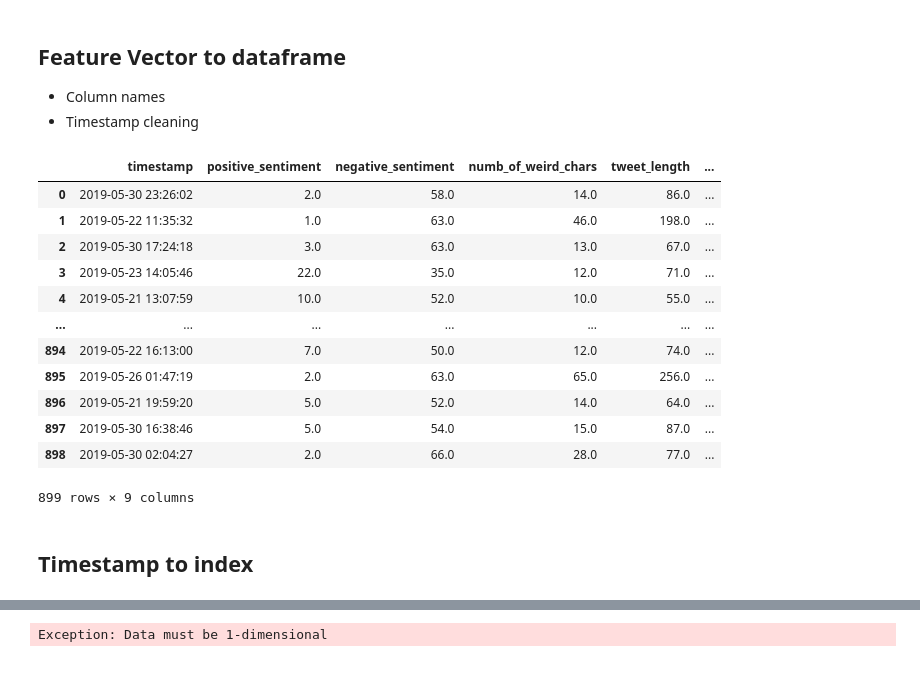
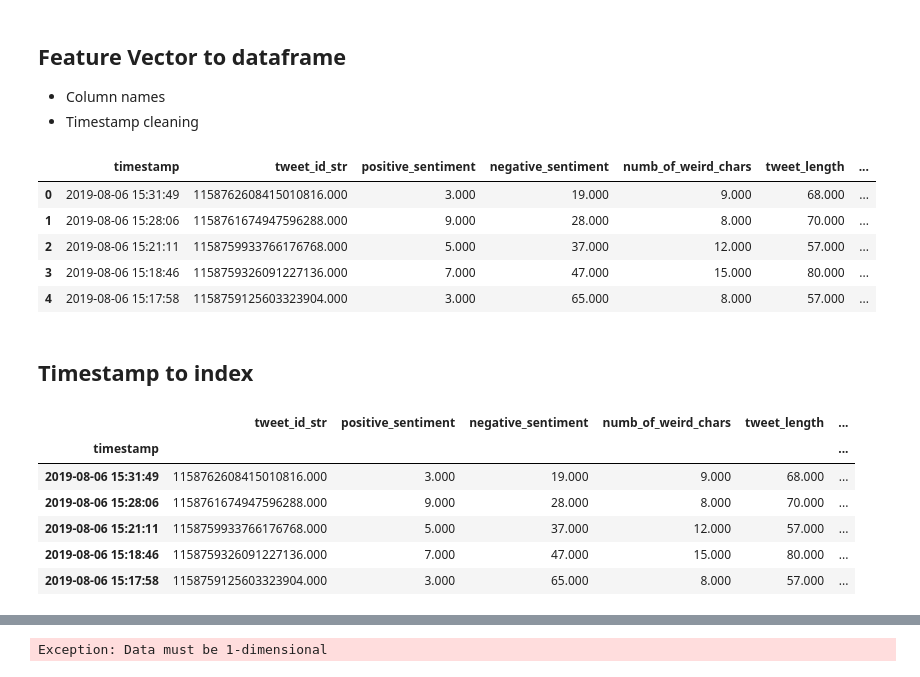
Before and after one commit to glasgowm148/Calamity, a Jupyter notebook: src/python/notebooks/src/Play-Python.ipynb, the cells around one changed output, grey strips where cells are left out. Cells and saved outputs as stored; diff of their text form; code cells hidden in the pictures.

```diff
--- a/src/python/notebooks/src/Play-Python.ipynb
+++ b/src/python/notebooks/src/Play-Python.ipynb
@@ -126,9 +377,15 @@ fV = [[1.559258762E12, 2.0, 58.0, 14.0, 86.0, 948.0, 64.0, 59.0, 0.0], [1.558524
 # %%
 ## Column names
 
-feature_vector_keys = ["timestamp", "positive_sentiment", "negative_sentiment", \
-                        "numb_of_weird_chars", "tweet_length", "userFollowersCount", "userFriendsCount","user_listed_count",
-                        "tfidf"
+feature_vector_keys = ["timestamp", "tweet_id_str", "positive_sentiment", "negative_sentiment", \
+                        "numb_of_weird_chars", "tweet_length", "userFollowersCount",\
+                       "userFriendsCount","user_listed_count", "tfidf_fire"
                        ]
 
 feature_vector_keys
+
+# Without Timestamp as that becomes index
+feature_vector_keys_trimmed = ["tweet_id_str", "positive_sentiment", "negative_sentiment", \
+                        "numb_of_weird_chars", "tweet_length", "userFollowersCount",\
+                       "userFriendsCount","user_listed_count", "tfidf_fire"
+                       ]
@@ -150,28 +397,22 @@ feature_vector_keys
 # %%
 ## fV + cols
 
 record_df = pd.DataFrame.from_records(fV)
 
 
 
 record_df.columns = feature_vector_keys
 df = record_df
 df['timestamp'] = pd.to_datetime(df['timestamp'],unit='ms')
 
+pd.set_option('display.float_format', lambda x: '%.3f' % x)
 
 
 df
 # %% [output]
-|  | timestamp | positive_sentiment | negative_sentiment | numb_of_weird_chars | tweet_length | ... |
-| 0 | 2019-05-30 23:26:02 | 2.0 | 58.0 | 14.0 | 86.0 | ... |
-| 1 | 2019-05-22 11:35:32 | 1.0 | 63.0 | 46.0 | 198.0 | ... |
-| 2 | 2019-05-30 17:24:18 | 3.0 | 63.0 | 13.0 | 67.0 | ... |
-| 3 | 2019-05-23 14:05:46 | 22.0 | 35.0 | 12.0 | 71.0 | ... |
-| 4 | 2019-05-21 13:07:59 | 10.0 | 52.0 | 10.0 | 55.0 | ... |
-| ... | ... | ... | ... | ... | ... | ... |
-| 894 | 2019-05-22 16:13:00 | 7.0 | 50.0 | 12.0 | 74.0 | ... |
-| 895 | 2019-05-26 01:47:19 | 2.0 | 63.0 | 65.0 | 256.0 | ... |
-| 896 | 2019-05-21 19:59:20 | 5.0 | 52.0 | 14.0 | 64.0 | ... |
-| 897 | 2019-05-30 16:38:46 | 5.0 | 54.0 | 15.0 | 87.0 | ... |
-| 898 | 2019-05-30 02:04:27 | 2.0 | 66.0 | 28.0 | 77.0 | ... |
+|  | timestamp | tweet_id_str | positive_sentiment | negative_sentiment | numb_of_weird_chars | tweet_length | ... |
+| 0 | 2019-08-06 15:31:49 | 1158762608415010816.000 | 3.000 | 19.000 | 9.000 | 68.000 | ... |
+| 1 | 2019-08-06 15:28:06 | 1158761674947596288.000 | 9.000 | 28.000 | 8.000 | 70.000 | ... |
+| 2 | 2019-08-06 15:21:11 | 1158759933766176768.000 | 5.000 | 37.000 | 12.000 | 57.000 | ... |
+| 3 | 2019-08-06 15:18:46 | 1158759326091227136.000 | 7.000 | 47.000 | 15.000 | 80.000 | ... |
+| 4 | 2019-08-06 15:17:58 | 1158759125603323904.000 | 3.000 | 65.000 | 8.000 | 57.000 | ... |
-899 rows × 9 columns
@@ -185,3 +421,12 @@ df
 # %%
 df_time = df.set_index('timestamp')
 df = df_time
+df
+# %% [output]
+|  | tweet_id_str | positive_sentiment | negative_sentiment | numb_of_weird_chars | tweet_length | ... |
+| timestamp |  |  |  |  |  | ... |
+| 2019-08-06 15:31:49 | 1158762608415010816.000 | 3.000 | 19.000 | 9.000 | 68.000 | ... |
+| 2019-08-06 15:28:06 | 1158761674947596288.000 | 9.000 | 28.000 | 8.000 | 70.000 | ... |
+| 2019-08-06 15:21:11 | 1158759933766176768.000 | 5.000 | 37.000 | 12.000 | 57.000 | ... |
+| 2019-08-06 15:18:46 | 1158759326091227136.000 | 7.000 | 47.000 | 15.000 | 80.000 | ... |
+| 2019-08-06 15:17:58 | 1158759125603323904.000 | 3.000 | 65.000 | 8.000 | 57.000 | ... |
```
Also changed, not shown: parts of 56 cells of this notebook, 26 other files.
